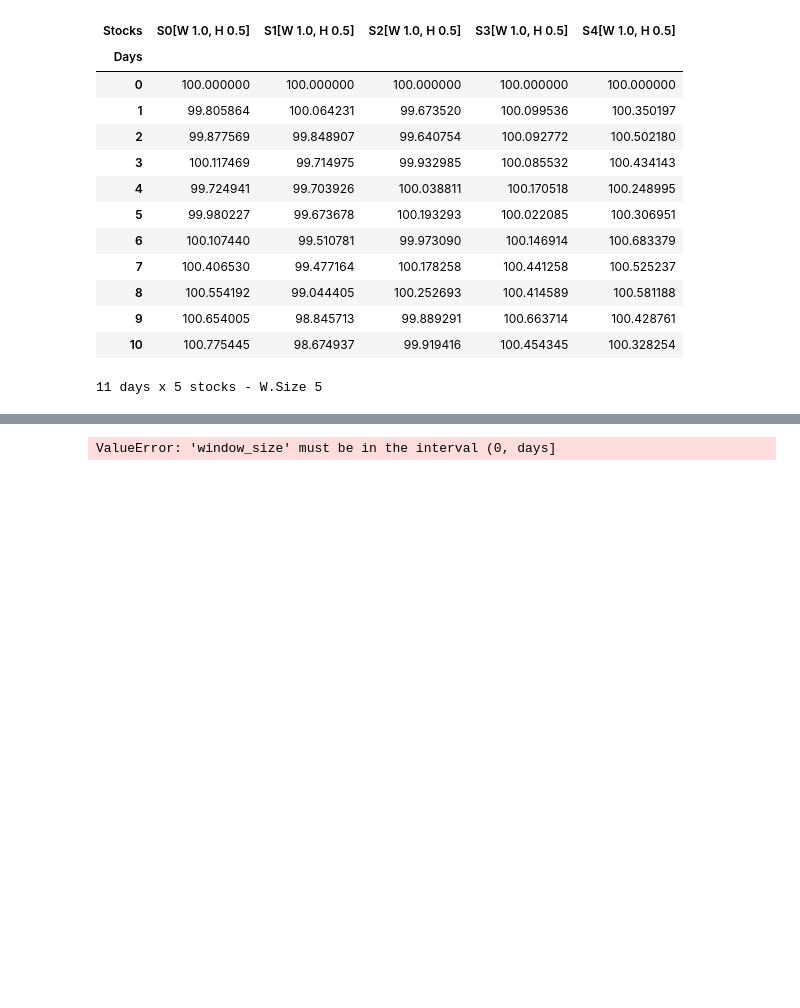
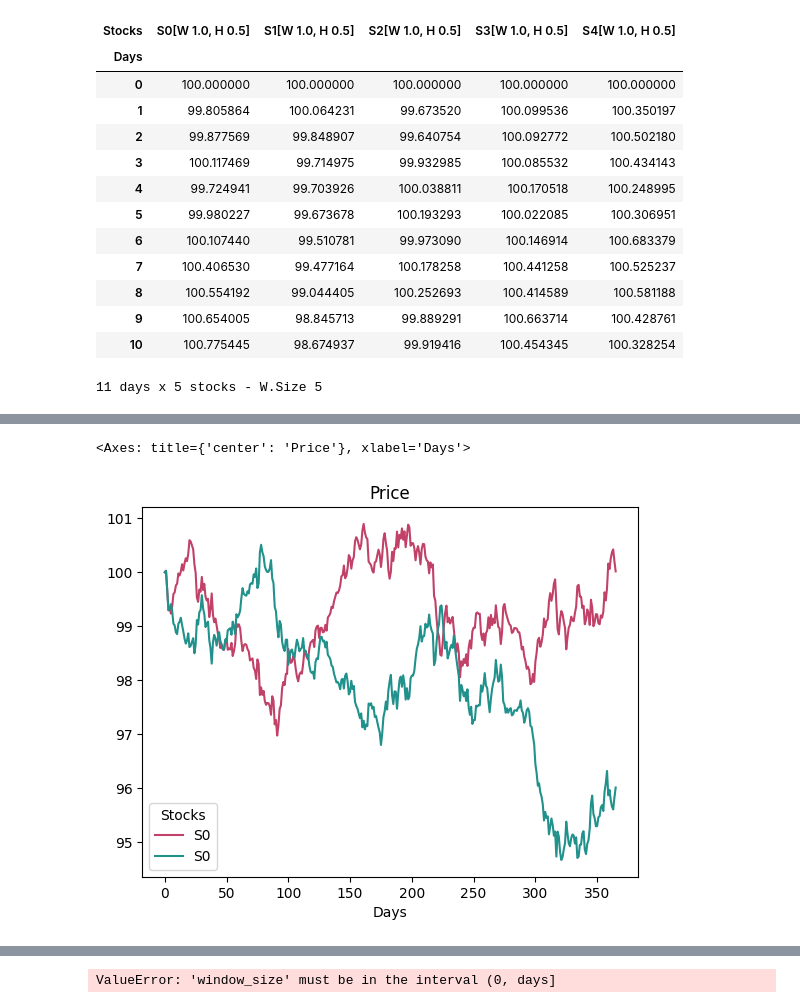
Before and after one commit to quatrope/garpar, a Jupyter notebook: docs/source/tutorials/market_simulation.ipynb, the cells around one changed output, grey strips where cells are left out. Cells and saved outputs as stored; diff of their text form; code cells hidden in the pictures; blank space fills up the shorter version.

```diff
--- a/docs/source/tutorials/market_simulation.ipynb
+++ b/docs/source/tutorials/market_simulation.ipynb
@@ -76,0 +80,10 @@ We have some validations for the simulation. One example is trying to simulate a
+# %%
+make_risso_normal(stocks=1, entropy=1.0, random_state=702).plot.line(
+    palette="flare"
+)
+make_risso_normal(stocks=1, entropy=0.0, random_state=702).plot.line(
+    palette="viridis"
+)
+# %% [output]
+<Axes: title={'center': 'Price'}, xlabel='Days'>
+[figure, added]
```
Also changed, not shown: parts of 27 cells of this notebook, 6 other files.
